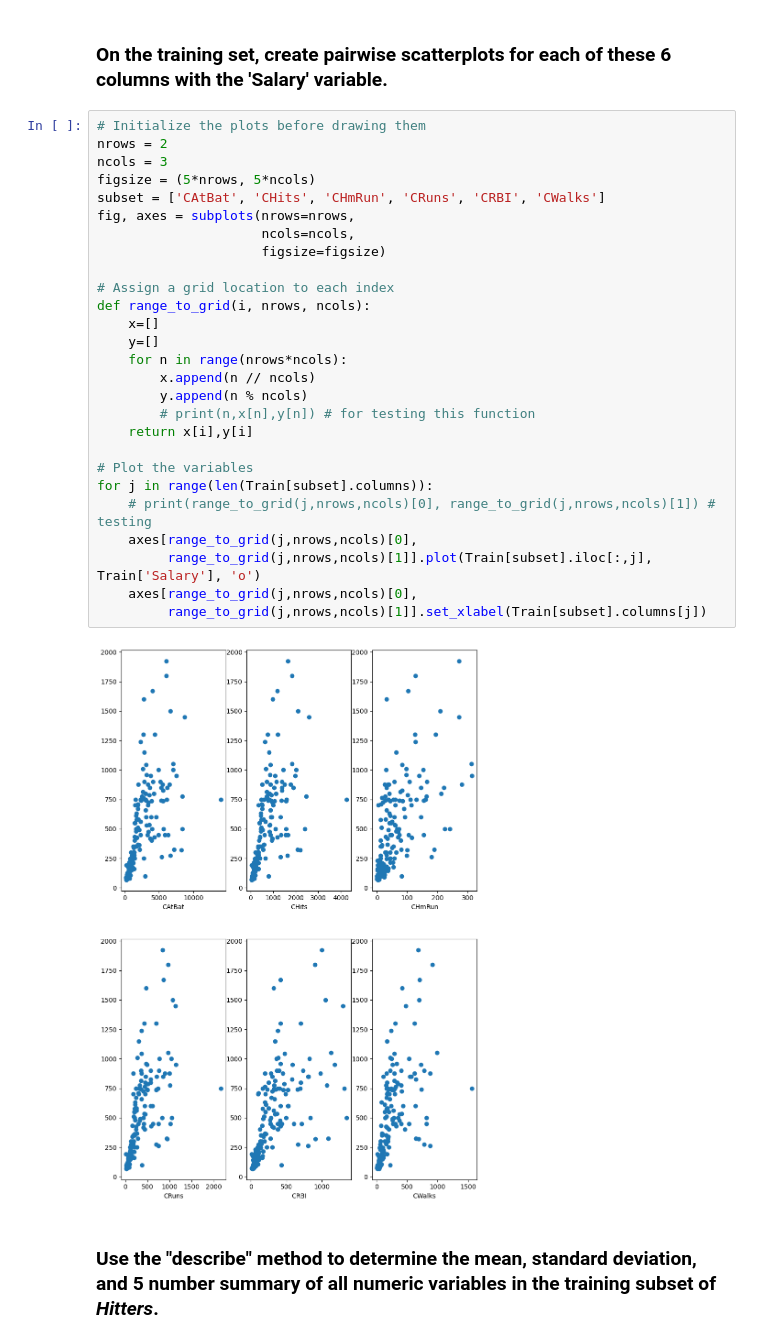
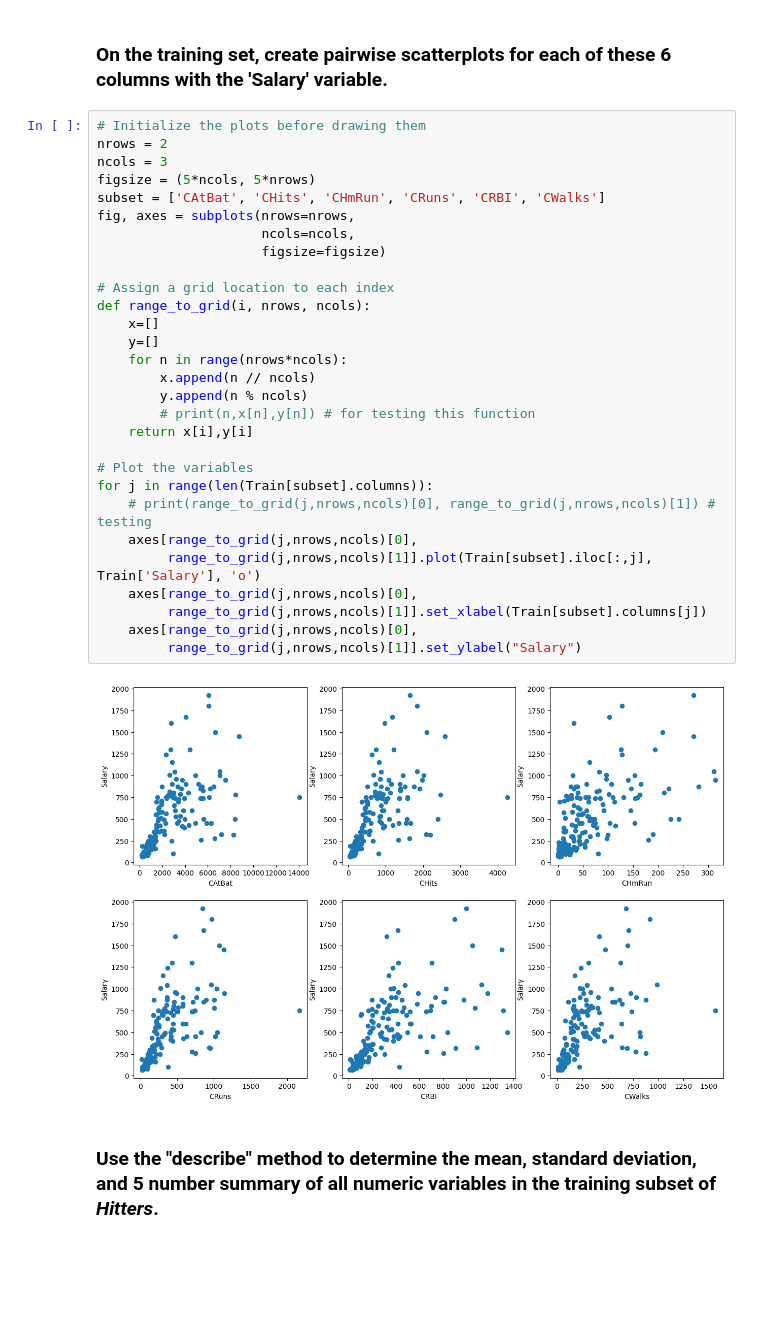
Before and after one commit to mib21010/code_2600, a Jupyter notebook: mod03_eda.ipynb, the cells around one changed output. Saved outputs shown, nothing was run; the diff lists cells and outputs as text; blank space fills up the shorter version.

```diff
--- a/mod03_eda.ipynb
+++ b/mod03_eda.ipynb
@@ -63,32 +63,34 @@ The columns with a 'C' preceding a stat refer to the career-total for the given
 # %%
 # Initialize the plots before drawing them
 nrows = 2
 ncols = 3
-figsize = (5*nrows, 5*ncols)
+figsize = (5*ncols, 5*nrows)
 subset = ['CAtBat', 'CHits', 'CHmRun', 'CRuns', 'CRBI', 'CWalks']
 fig, axes = subplots(nrows=nrows,
                      ncols=ncols,
                      figsize=figsize)
 
 # Assign a grid location to each index
 def range_to_grid(i, nrows, ncols):
     x=[]
     y=[]
     for n in range(nrows*ncols):
         x.append(n // ncols)
         y.append(n % ncols)
         # print(n,x[n],y[n]) # for testing this function
     return x[i],y[i]
 
 # Plot the variables
 for j in range(len(Train[subset].columns)):
     # print(range_to_grid(j,nrows,ncols)[0], range_to_grid(j,nrows,ncols)[1]) # testing
     axes[range_to_grid(j,nrows,ncols)[0],
          range_to_grid(j,nrows,ncols)[1]].plot(Train[subset].iloc[:,j], Train['Salary'], 'o')
     axes[range_to_grid(j,nrows,ncols)[0],
          range_to_grid(j,nrows,ncols)[1]].set_xlabel(Train[subset].columns[j])
+    axes[range_to_grid(j,nrows,ncols)[0],
+         range_to_grid(j,nrows,ncols)[1]].set_ylabel("Salary")
 # %% [output]
-[figure, old version]
+[figure, new version]
 # %% [markdown]
 ### Use the "describe" method to determine the mean, standard deviation, and 5 number summary of all numeric variables in the training subset of _Hitters_.
 # %%
```
Also changed, not shown: parts of 2 cells of this notebook.
